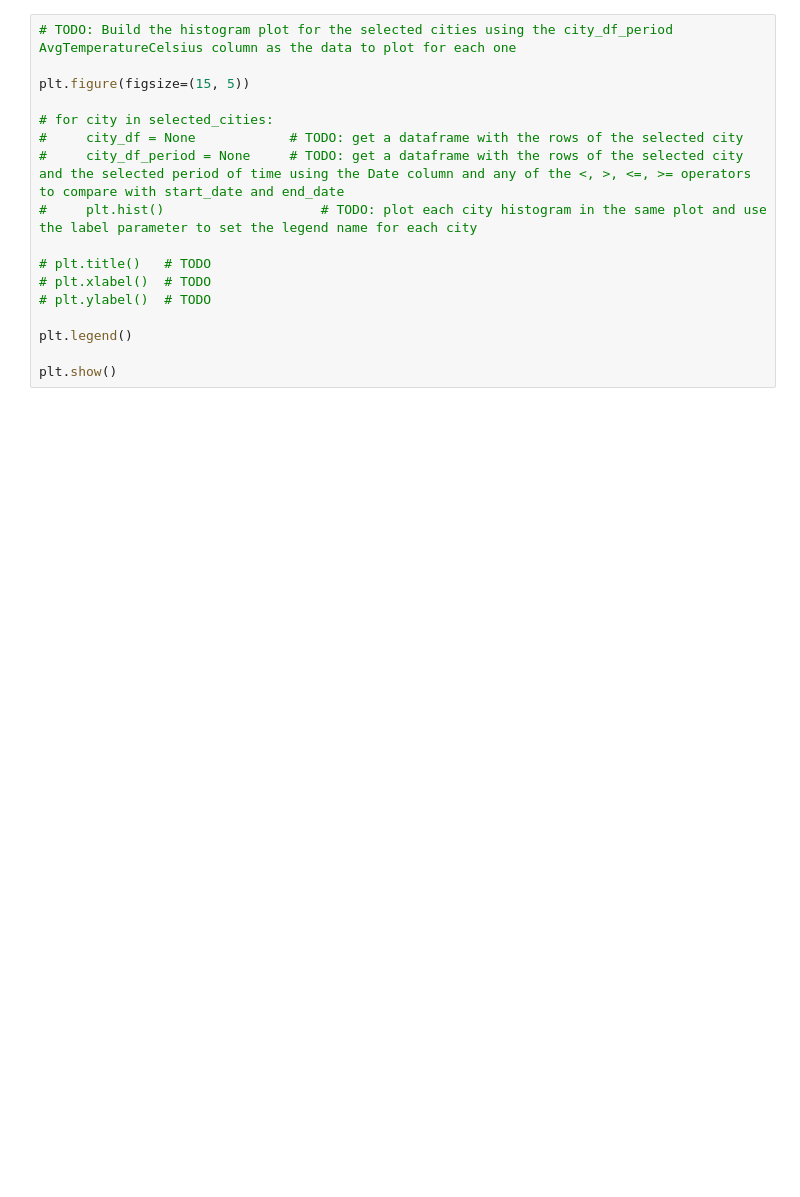
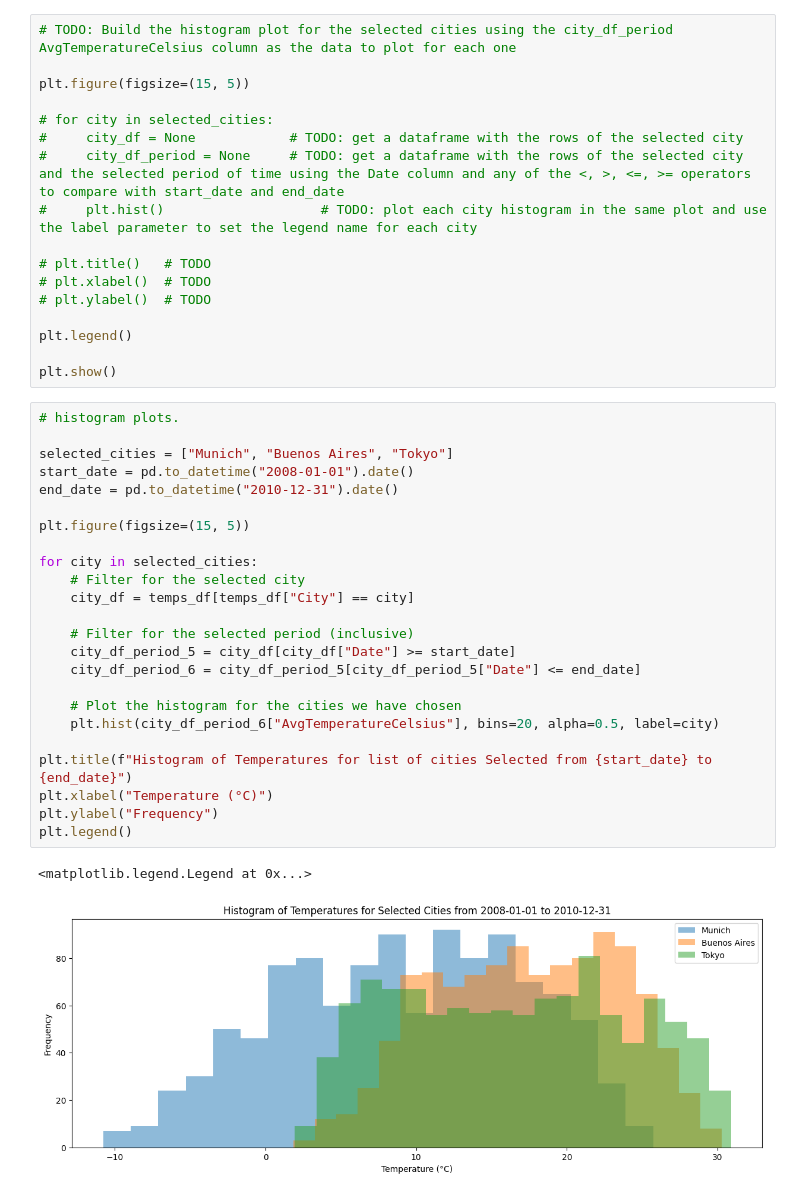
Before and after one commit to alexbj7/final-project-IPLD, a Jupyter notebook: development/03_temperatures_dashboard.ipynb, the cells around one changed output. Cells and saved outputs as stored; diff of their text form; blank space fills up the shorter version.

```diff
--- a/development/03_temperatures_dashboard.ipynb
+++ b/development/03_temperatures_dashboard.ipynb
@@ -192,3 +267,30 @@ plt.figure(figsize=(15, 5))
 plt.legend()
 
 plt.show()
+# %%
+# histogram plots.
+
+selected_cities = ["Munich", "Buenos Aires", "Tokyo"]
+start_date = pd.to_datetime("2008-01-01").date()
+end_date = pd.to_datetime("2010-12-31").date()
+
+plt.figure(figsize=(15, 5))
+
+for city in selected_cities:
+    # Filter for the selected city
+    city_df = temps_df[temps_df["City"] == city]
+
+    # Filter for the selected period (inclusive)
+    city_df_period_5 = city_df[city_df["Date"] >= start_date]
+    city_df_period_6 = city_df_period_5[city_df_period_5["Date"] <= end_date]
+
+    # Plot the histogram for the cities we have chosen
+    plt.hist(city_df_period_6["AvgTemperatureCelsius"], bins=20, alpha=0.5, label=city)
+
+plt.title(f"Histogram of Temperatures for list of cities Selected from {start_date} to {end_date}")
+plt.xlabel("Temperature (°C)")
+plt.ylabel("Frequency")
+plt.legend()
+# %% [output]
+<matplotlib.legend.Legend at 0x...>
+[figure, added]
```
Also changed, not shown: parts of 8 cells of this notebook, 1 other file.
